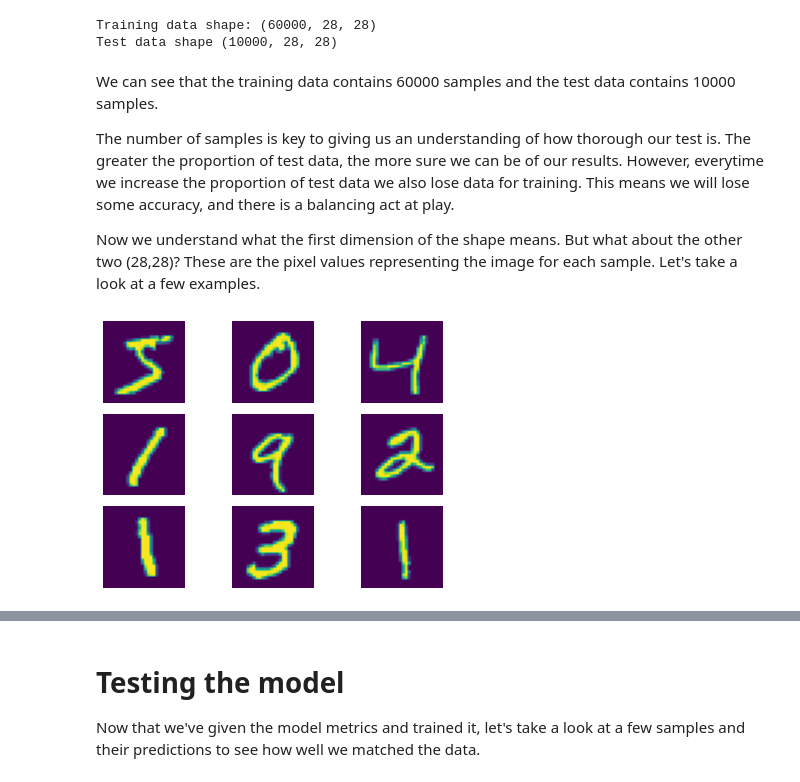
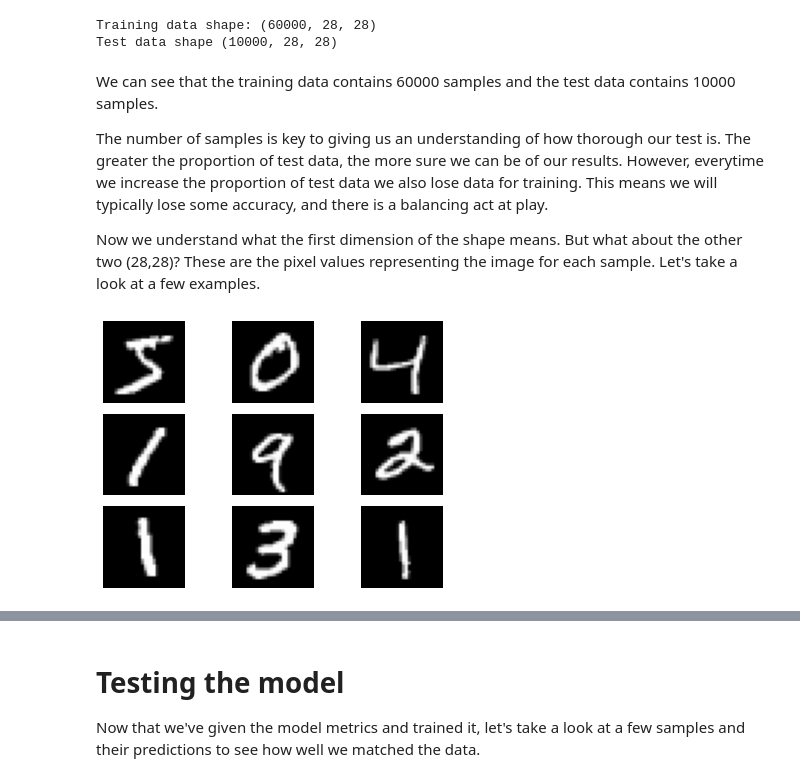
Before and after one commit to awassef/mnist_classifier, a Jupyter notebook: train_test.ipynb, the cells around one changed output, grey strips where cells are left out. Drawn from its saved outputs; the diff is of its cells as text; code cells hidden in the pictures.

```diff
--- a/train_test.ipynb
+++ b/train_test.ipynb
@@ -25,17 +69,17 @@ Test data shape (10000, 28, 28)
 # %% [markdown]
 We can see that the training data contains 60000 samples and the test data contains 10000 samples.
 
-The number of samples is key to giving us an understanding of how thorough our test is. The greater the proportion of test data, the more sure we can be of our results. However, everytime we increase the proportion of test data we also lose data for training. This means we will lose some accuracy, and there is a balancing act at play.
+The number of samples is key to giving us an understanding of how thorough our test is. The greater the proportion of test data, the more sure we can be of our results. However, everytime we increase the proportion of test data we also lose data for training. This means we will typically lose some accuracy, and there is a balancing act at play.
 
 
 Now we understand what the first dimension of the shape means. But what about the other two (28,28)? These are the pixel values representing the image for each sample. Let's take a look at a few examples.
 # %%
 for i in range(9):
   plt.subplot(3,3,i+1)
   plt.axis('off')
-  plt.imshow(x_train[i])
+  plt.imshow(x_train[i], cmap='gray')
 
 # To align images without titles overlapping
 plt.tight_layout()
 # %% [output]
-[figure, old version]
+[figure, new version]
```
Also changed, not shown: parts of 31 cells of this notebook.
